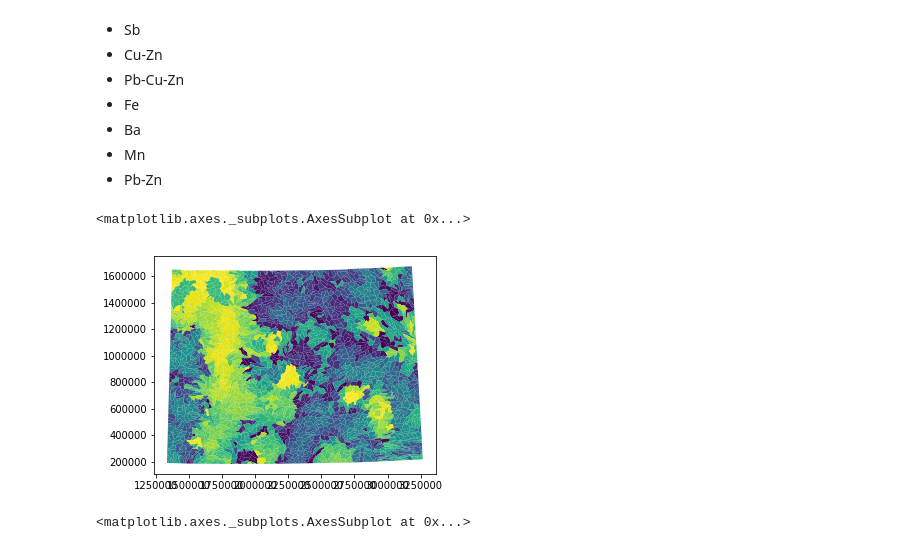
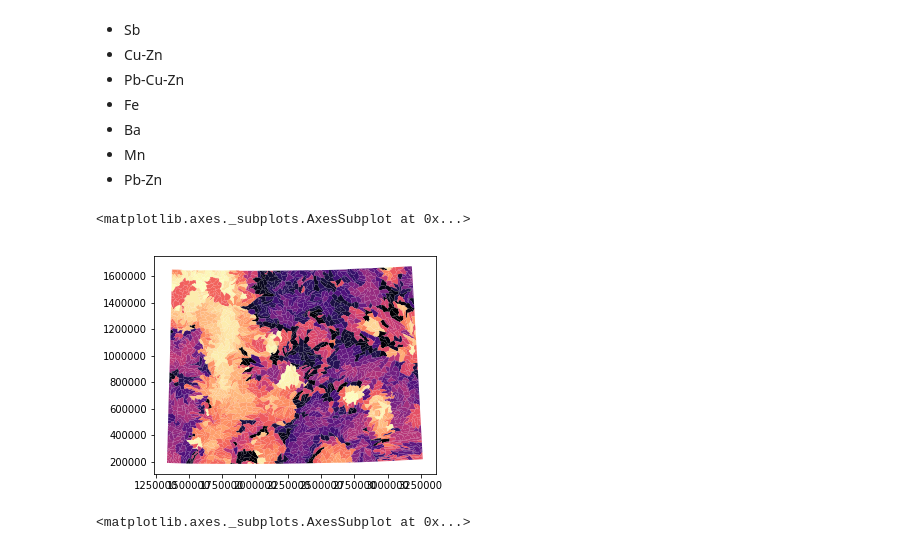
Before and after one commit to jessepisel/criticalandstrategic, a Jupyter notebook: hotspots.ipynb, the cells around one changed output. Saved outputs shown, nothing was run; the diff lists cells and outputs as text; code cells hidden in the pictures.

Commit message:
hotspot processing
rock hotspots is running

```diff
--- a/hotspots.ipynb
+++ b/hotspots.ipynb
@@ -52,7 +52,7 @@ KeyError: "labels ['HUC_8' 'HUC_10' 'STATES' 'HU_10_DS' 'HU_10_NAME' 'HU_10_MOD'
 # %% [markdown]
 # Bring in the hotpot analysis and combine the shapefiles
 # %%
-path = r'J:\\Geology\\WSGS\\Projects\\Critical Minerals\\hotspot analysis\\fuck arcgis\\'
+path = r'J:\\Geology\\WSGS\\Projects\\Critical Minerals\\hotspot analysis\\sed hotspot joined with hucs\\'
 allFiles=glob.glob(path+"*.csv")
 frame=pd.DataFrame
 listed=[]
@@ -130,29 +130,29 @@ combined[pd.to_numeric(combined['GiZScore'])>=np.percentile(pd.to_numeric(combin
 # %%
 huc12 = gpd.read_file(r'J:\Geology\WSGS\GIS\huc_12.shp') #reads in the hydraulic basin units and adds an area column
 huc12 = huc12.to_crs({'init': 'epsg:3732'})
 
-path = r'J:\\Geology\\WSGS\\Projects\\Critical Minerals\\hotspot analysis\\fuck arcgis\\critical\\'
+path = r'J:\\Geology\\WSGS\\Projects\\Critical Minerals\\hotspot analysis\\sed hotspot joined with hucs\\critical\\'
 allFiles=glob.glob(path+"*.csv")
 frame=pd.DataFrame
 listed=[]
 for file in allFiles:
     df = pd.read_csv(file, index_col=[0])
     listed.append(df)
 frame = pd.concat(listed, sort=False)
 frame = frame.drop(columns=['Join_Count', 'TARGET_FID', 'AREA', 'PERIMETER', 'WY_HU12_',
        'WY_HU12_ID', 'HUC_8', 'HUC_10', 'ACRES', 'STATES',
        'NCONTRB_A', 'HU_10_DS', 'HU_10_NAME', 'HU_10_MOD', 'HU_10_TYPE',
        'HU_12_DS', 'HU_12_NAME', 'HU_12_MOD', 'HU_12_TYPE', 'HU_2_NAME',
        'HU_4_NAME', 'HU_6_NAME', 'HU_8_NAME', 'Shape_Leng', 'SOURCE_ID',
        'GiPValue', 'NNeighbors', 'Gi_Bin',
        'Shape_Length', 'Shape_Area'])
 summary = frame.groupby('HUC_12', as_index=False).sum()
 middle=huc12.merge(summary.astype(object), on='HUC_12', how='right')
 combined = huc12.merge(middle[['HUC_12', 'GiZScore']].astype(str), on='HUC_12', how='left')
-combined.plot(column='GiZScore', cmap='viridis')
+combined.plot(column='GiZScore', cmap='magma')
 # %% [output]
 <matplotlib.axes._subplots.AxesSubplot at 0x...>
-[figure, old version]
+[figure, new version]
 # %%
 fig, ax = plt.subplots()
 combined.plot( color='gray', ax=ax)
```
Also changed, not shown: parts of 1 cell of this notebook, 1 other file.
